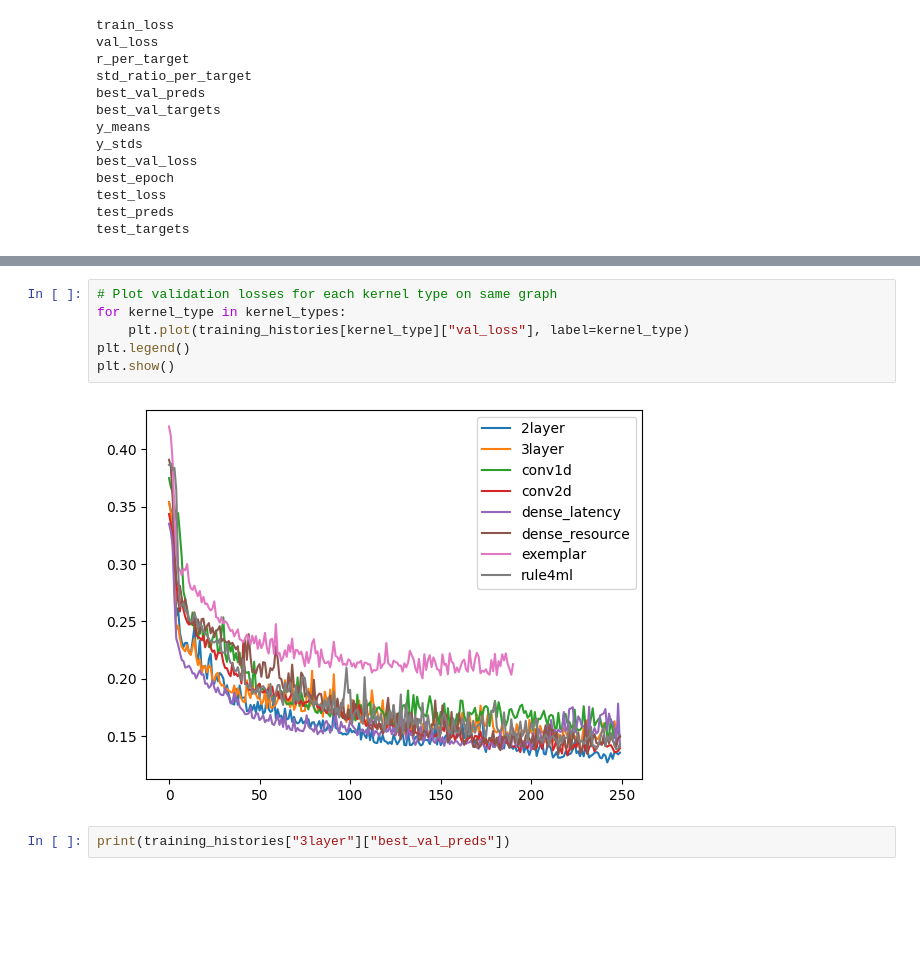
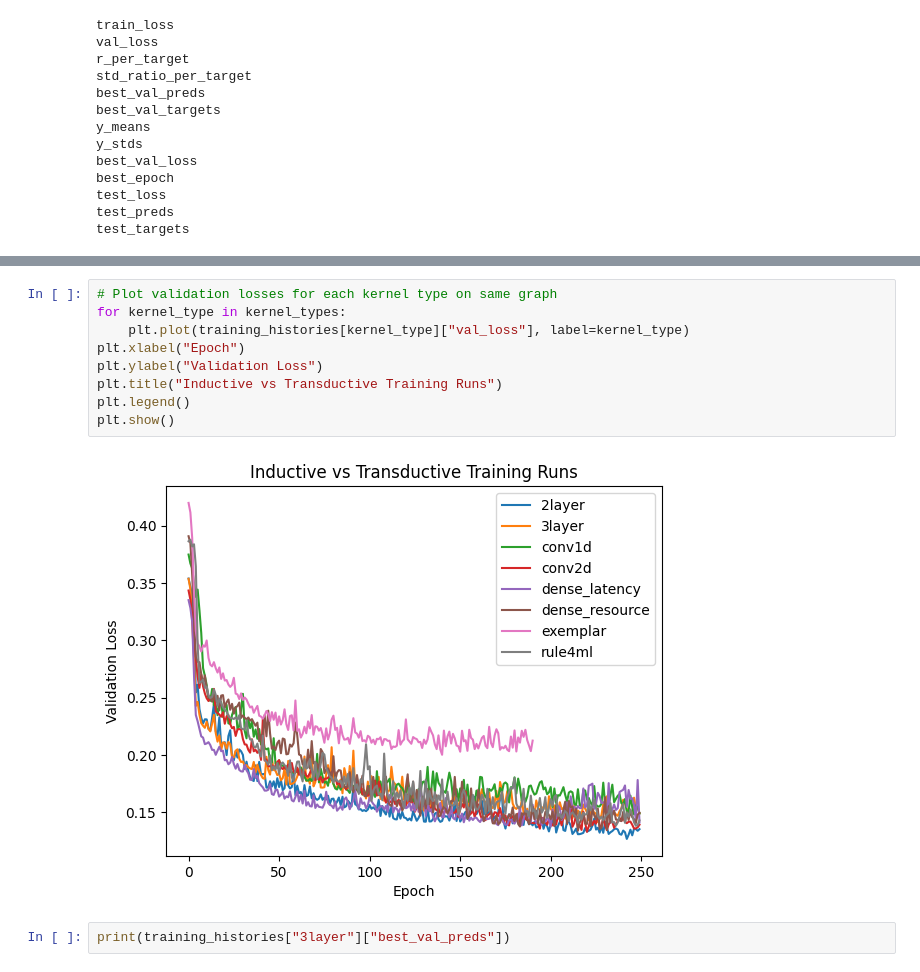
Before and after one commit to brios-polimi/ll-hls4ml, a Jupyter notebook: notebooks/05_trans_vs_ind_compare.ipynb, the cells around one changed output, grey strips where cells are left out. Saved outputs shown, nothing was run; the diff lists cells and outputs as text; blank space fills up the shorter version.

```diff
--- a/notebooks/05_trans_vs_ind_compare.ipynb
+++ b/notebooks/05_trans_vs_ind_compare.ipynb
@@ -62,11 +83,14 @@ plt.show()
 # %%
 # Plot validation losses for each kernel type on same graph
 for kernel_type in kernel_types:
     plt.plot(training_histories[kernel_type]["val_loss"], label=kernel_type)
+plt.xlabel("Epoch")
+plt.ylabel("Validation Loss")
+plt.title("Inductive vs Transductive Training Runs")
 plt.legend()
 plt.show()
 # %% [output]
-[figure, old version]
+[figure, new version]
 # %%
 print(training_histories["3layer"]["best_val_preds"])
 # %% [output]
```
Also changed, not shown: parts of 2 cells of this notebook, 1 other file.
